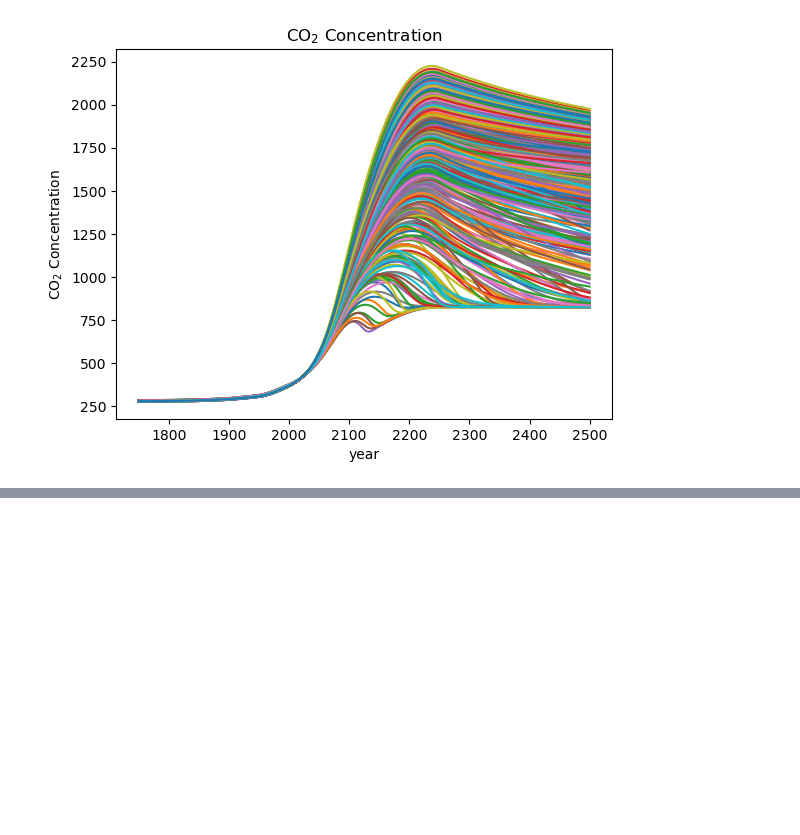
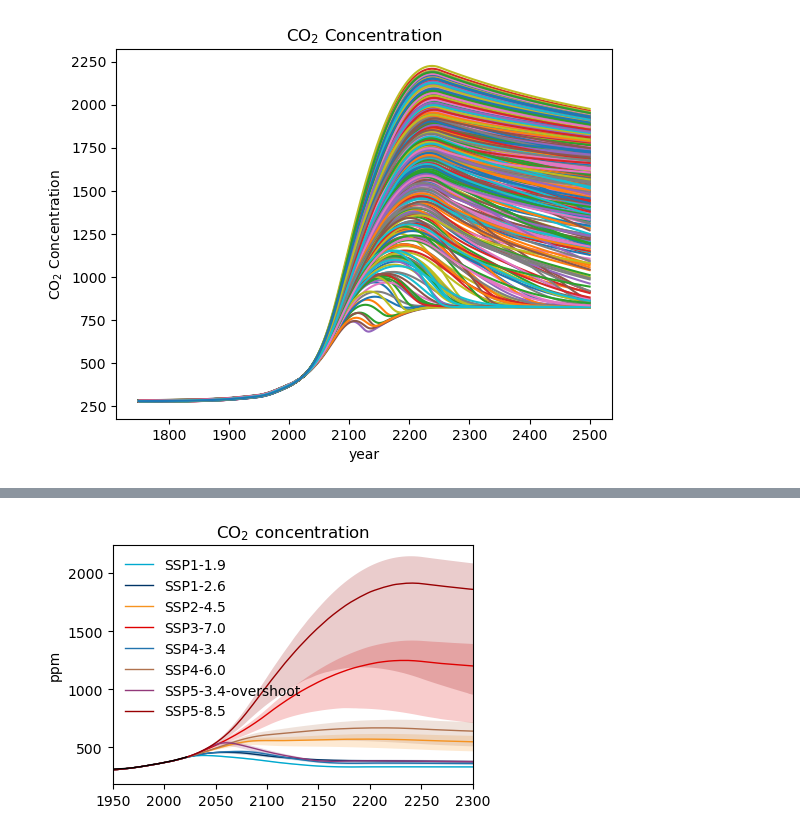
Before and after one commit to camillamathison/fair-play, a Jupyter notebook: notebooks/FaIR2.2-SSPs.ipynb, the cells around one changed output, grey strips where cells are left out. Saved outputs shown, nothing was run; the diff lists cells and outputs as text; code cells hidden in the pictures; blank space fills up the shorter version.

```diff
--- a/notebooks/FaIR2.2-SSPs.ipynb
+++ b/notebooks/FaIR2.2-SSPs.ipynb
@@ -660,0 +666,4 @@ Item already exists
+# %%
+df_conc = pd.read_csv("../data/obs/ghg_concentrations_1750-2022.csv")
+df_conc["CO2"]
+df_conc["YYYY"]
@@ -660,0 +765,42 @@ Item already exists
+# %%
+fig, ax = pl.subplots(figsize=(12 / 2.54, 8 / 2.54))
+for i in range(8):
+    ax.fill_between(
+        np.arange(1750.5, 2501),
+        np.percentile(
+            f.concentration[:, i, :, 2],
+            5,
+            axis=1,
+        ),
+        np.percentile(
+            f.concentration[:, i, :, 2],
+            95,
+            axis=1,
+        ),
+        color=ar6_colors[scenarios[i]],
+        lw=0,
+        alpha=0.2,
+    )
+    ax.plot(
+        np.arange(1750.5, 2501),
+        np.median(
+            f.concentration[:, i, :, 2],
+            axis=1,
+        ),
+        color=ar6_colors[scenarios[i]],
+        lw=1,
+        label = fancy_titles[scenarios[i]]
+    )
+ax.plot(df_conc['YYYY'], df_conc['CO2'], color="k", lw=1)
+ax.set_xlim(1950, 2300)
+#ax.set_ylim(-0.5, 8)
+    # ax[i // 4, i % 4].set_title(fancy_titles[scenarios[i]])
+
+ax.legend(frameon=False)
+ax.set_ylabel("ppm")
+ax.set_title('CO$_2$ concentration')
+
+fig.tight_layout()
+pl.savefig("../plots/ssp_co2_concentration.png")
+# %% [output]
+[figure, added]
```
Also changed, not shown: parts of 22 cells of this notebook, 2 other files.
